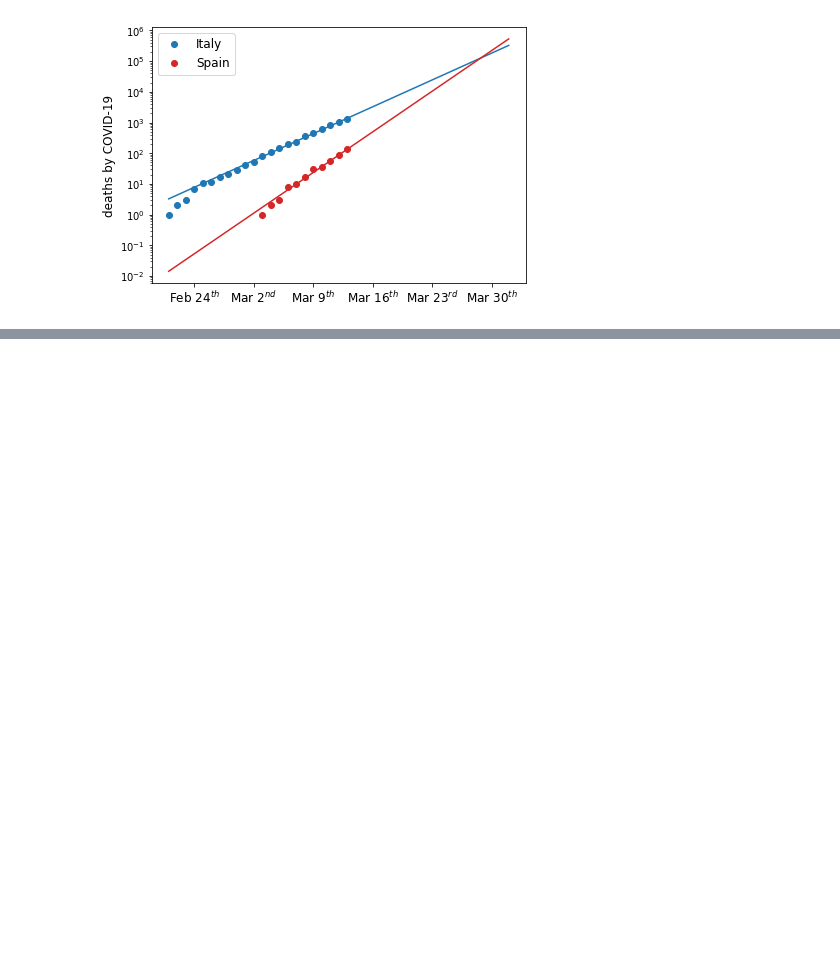
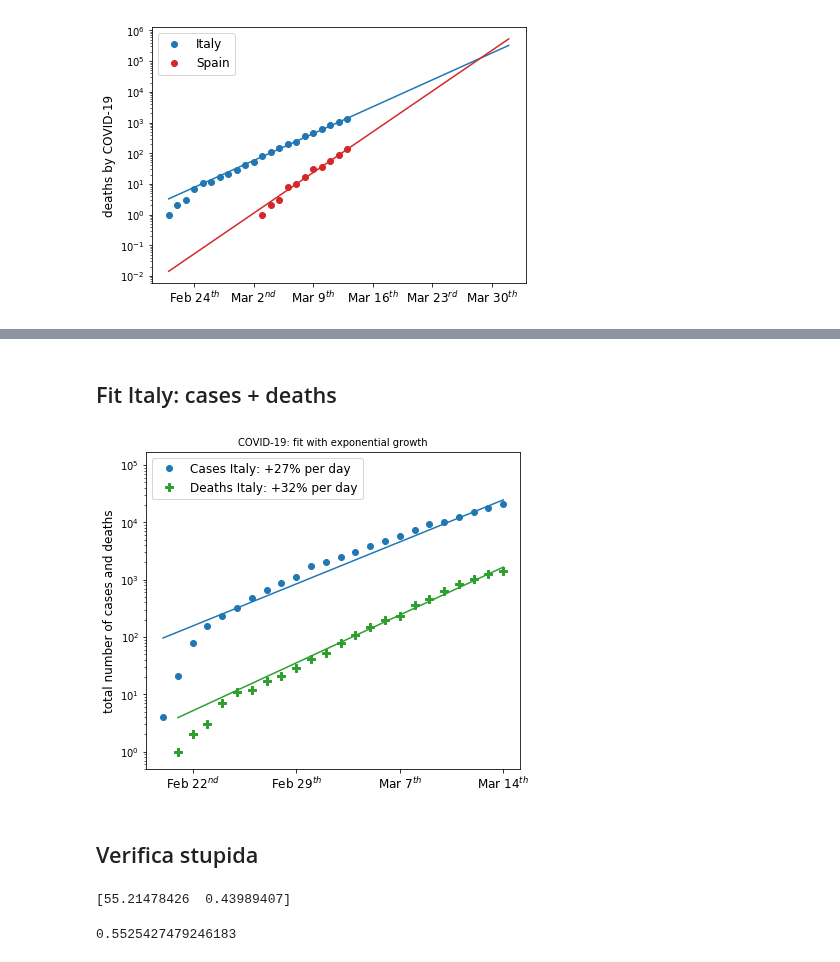
Before and after one commit to albortros/COVID-19, a Jupyter notebook: model-DummyExp-national-ItalyVsSpain/DummyExp-ItalyVsSpain.ipynb, the cells around one changed output, grey strips where cells are left out. Cells and saved outputs as stored; diff of their text form; code cells hidden in the pictures; blank space fills up the shorter version.

```diff
--- a/model-DummyExp-national-ItalyVsSpain/DummyExp-ItalyVsSpain.ipynb
+++ b/model-DummyExp-national-ItalyVsSpain/DummyExp-ItalyVsSpain.ipynb
@@ -107,0 +173,31 @@ fig.savefig('plot/COVIDdeaths_ItalyVsSpain.png', dpi = 300)
+# %% [markdown]
+## Fit Italy: cases + deaths
+# %%
+fig, ax = plt.subplots(figsize=(6,5), constrained_layout=True)
+
+label_cases_italy = 'Cases Italy: +{}% per day'.format(int(round(dayly_increment_cases_italy*100)))
+label_deaths_italy = 'Deaths Italy: +{}% per day'.format(int(round(dayly_increment_deaths_italy*100)))
+
+ax.plot(x_cases_italy, cases_italy, 'o', color='tab:blue', label=label_cases_italy)
+ax.plot(x_deaths_italy, deaths_italy, 'P', color='tab:green', markersize=8, label=label_deaths_italy)
+
+ax.plot(x_cases_italy, exponential(x_cases_italy, *popt_cases_italy), color='tab:blue')
+ax.plot(x_deaths_italy, exponential(x_deaths_italy, *popt_deaths_italy), color='tab:green')
+
+#plot decoration
+ax.set_yscale('log')
+ax.set_ylabel('total number of cases and deaths')
+#ax.set_xlabel('days')
+xticks = [2, 9, 16, 23]
+xtickslabels = ['Feb 22$^{nd}$', 'Feb 29$^{th}$', 'Mar 7$^{th}$', 'Mar 14$^{th}$']
+ax.set_xticks(xticks)
+ax.set_xticklabels(xtickslabels, fontsize='large')
+ax.legend(fontsize='large', loc=2)
+ax.set_ylim(0.5, 1.7e5)
+ax.set_title('COVID-19: fit with exponential growth')
+
+fig.savefig('plot/COVID_Italy.png', dpi = 300)
+# %% [output]
+[figure, added]
+# %% [markdown]
+## Verifica stupida
@@ -107,0 +212,8 @@ fig.savefig('plot/COVIDdeaths_ItalyVsSpain.png', dpi = 300)
+# %%
+print(popt)
+# %% [output]
+[55.21478426  0.43989407]
+# %%
+print(exponential(popt[1],1,1) - 1)
+# %% [output]
+0.5525427479246183
```
Also changed, not shown: parts of 14 cells of this notebook, 2 other files.
